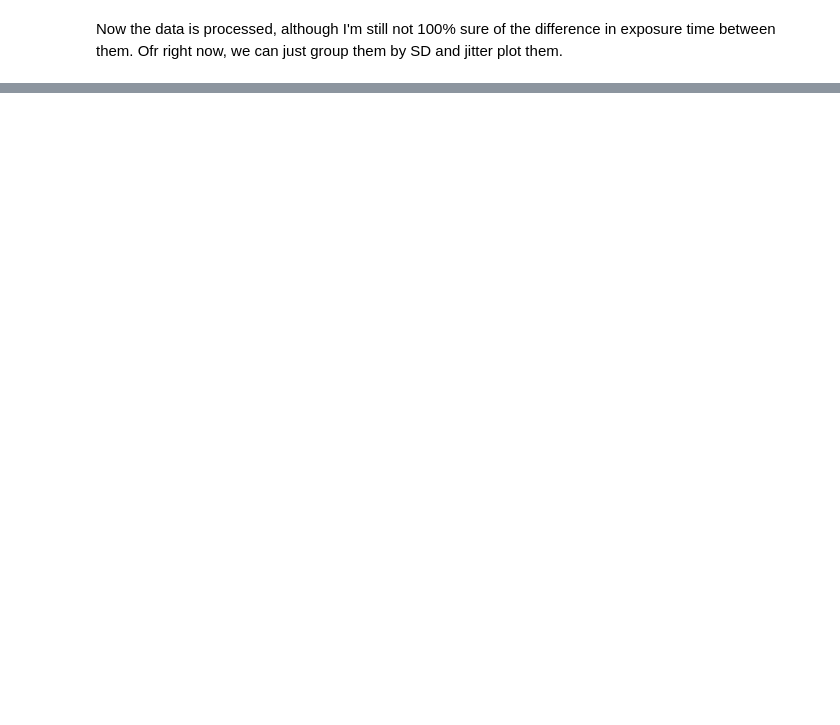
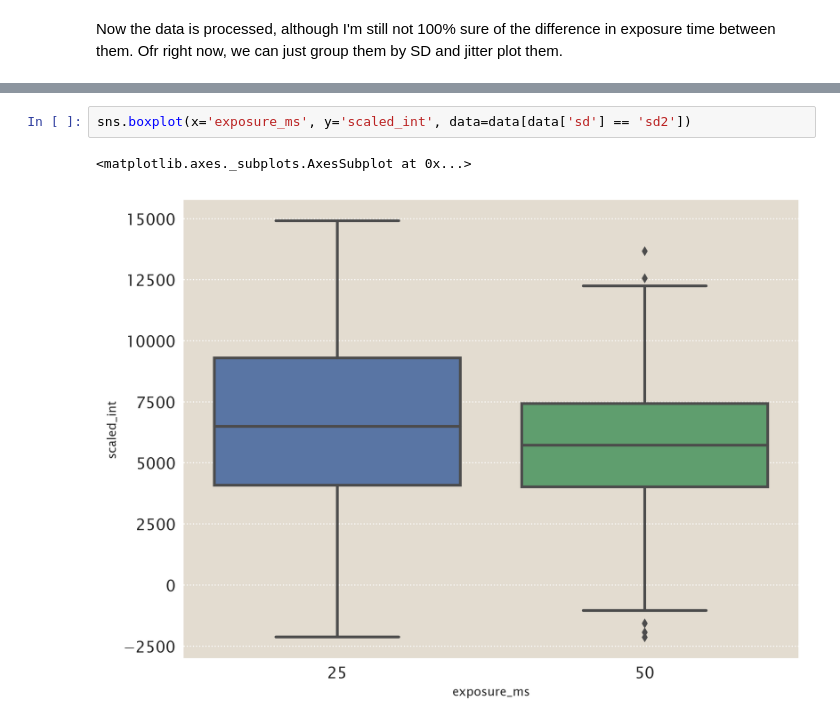
Before and after one commit to RPGroup-PBoC/mscl_survival, a Jupyter notebook: processing_through_201707.ipynb, the cells around one changed output, grey strips where cells are left out. Drawn from its saved outputs; the diff is of its cells as text; blank space fills up the shorter version.

```diff
--- a/processing_through_201707.ipynb
+++ b/processing_through_201707.ipynb
@@ -603,0 +678,5 @@ plt.ylabel('scaled intensity (a.u. / µm$^2$)', fontsize=14)
+# %%
+sns.boxplot(x='exposure_ms', y='scaled_int', data=data[data['sd'] == 'sd2'])
+# %% [output]
+<matplotlib.axes._subplots.AxesSubplot at 0x...>
+[figure, added]
```
Also changed, not shown: parts of 10 cells of this notebook.
